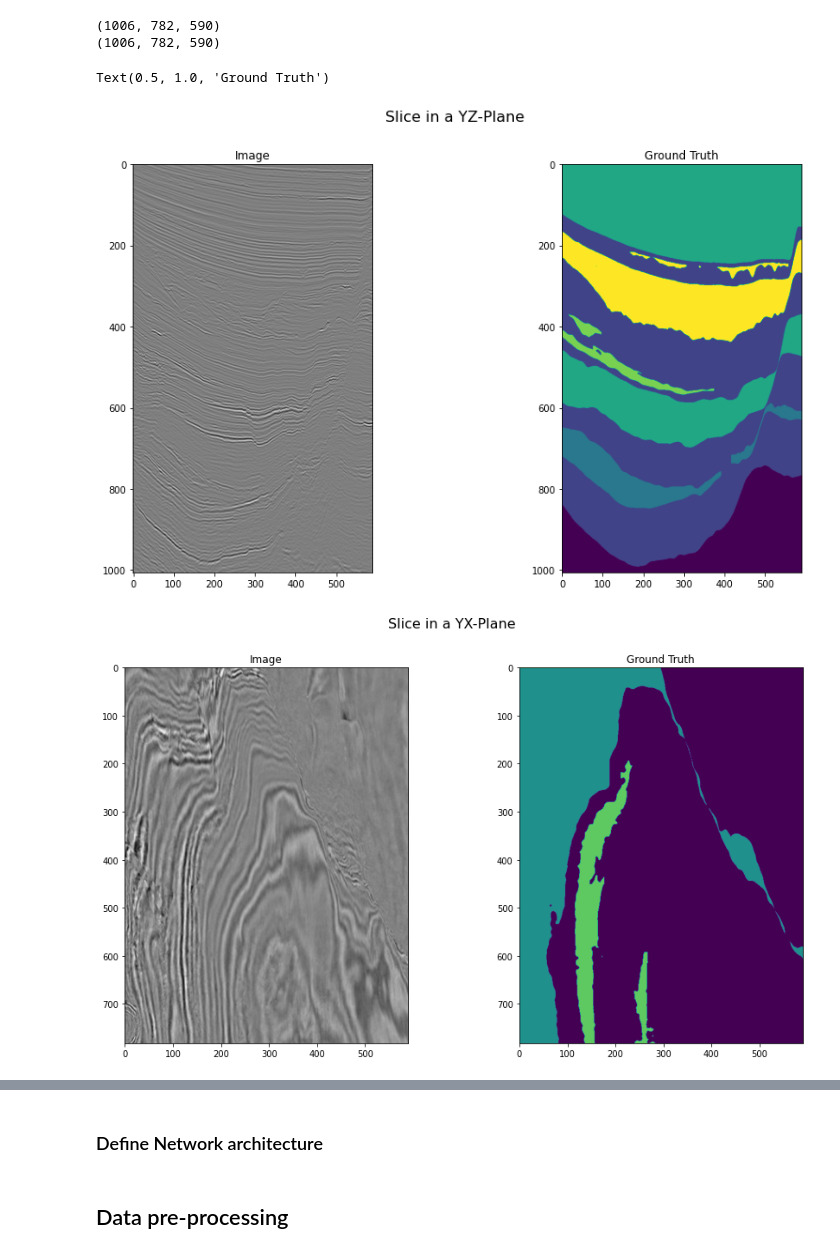
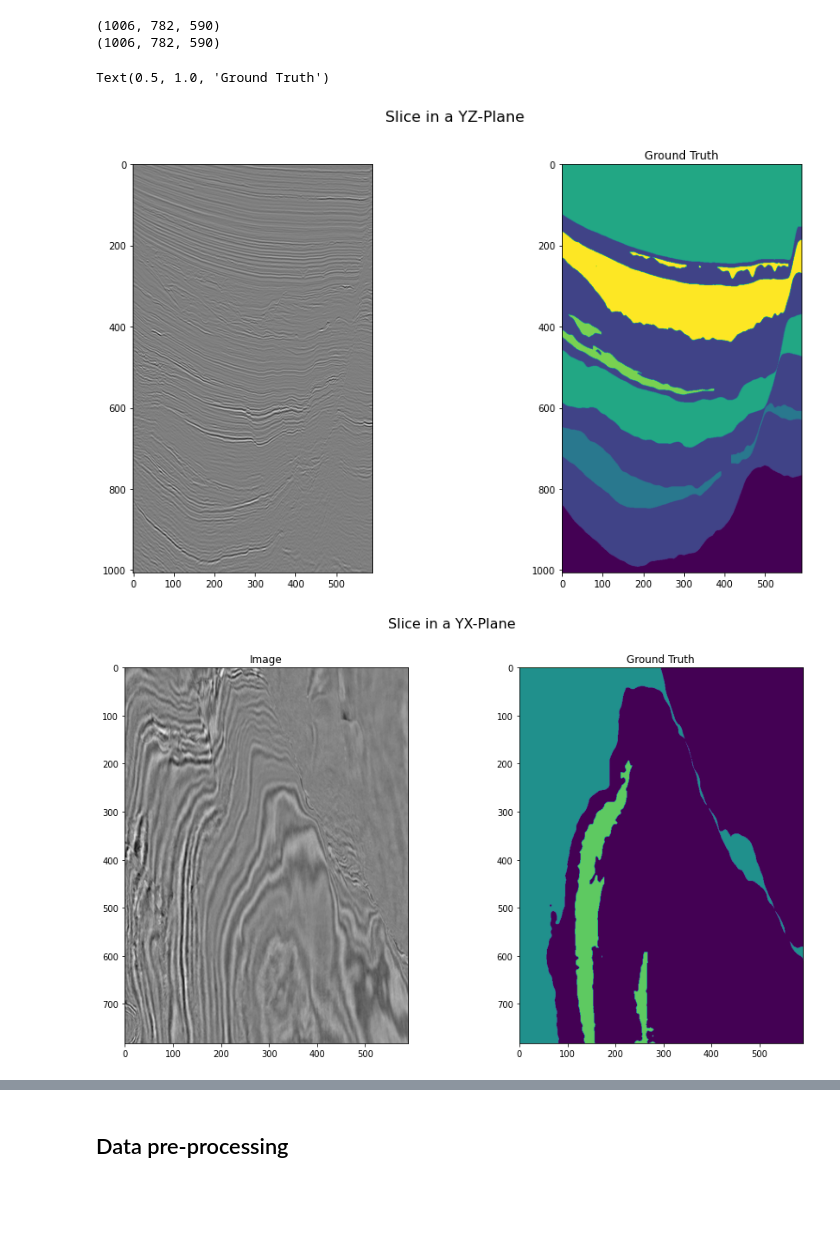
Before and after one commit to CatarinaPinheiro/seismic-facies-identification-unet, a Jupyter notebook: base-model.ipynb, the cells around one changed output, grey strips where cells are left out. Saved outputs shown, nothing was run; the diff lists cells and outputs as text; code cells hidden in the pictures; blank space fills up the shorter version.

```diff
--- a/base-model.ipynb
+++ b/base-model.ipynb
@@ -53,45 +57,39 @@ mlab.axes(xlabel='Inline', ylabel='Crossline', zlabel='Depth', nb_labels=6) # Ad
 mlab.show()
 # %%
 # Plot 2d Visualizations
-data_to_plot = data_train
-label_to_plot = label_train
-
 fig = plt.figure(figsize=(15,8))
 
 fig.suptitle('Slice in a YZ-Plane', fontsize=16)
 ax = fig.add_subplot(121)
-ax.imshow(data_to_plot[:,500,:],cmap='gray')
-ax.set_title('Image')
+ax.imshow(data_train[:,500,:],cmap='gray')
 
 ax1 = fig.add_subplot(122)
-ax1.imshow(label_to_plot[:,500,:])
+ax1.imshow(label_train[:,500,:])
 ax1.set_title('Ground Truth')
 
 fig = plt.figure(figsize=(15,8))
 
 fig.suptitle('Slice in a YX-Plane', fontsize=16)
 ax = fig.add_subplot(121)
-ax.imshow(data_to_plot[500,:,:],cmap='gray')
+ax.imshow(data_train[500,:,:],cmap='gray')
 ax.set_title('Image')
 
 ax1 = fig.add_subplot(122)
-ax1.imshow(label_to_plot[500,:,:])
+ax1.imshow(label_train[500,:,:])
 ax1.set_title('Ground Truth')
 
 fig = plt.figure(figsize=(15,8))
 
 fig.suptitle('Slice in a ZX-Plane', fontsize=16)
 ax = fig.add_subplot(121)
-ax.imshow(data_to_plot[:,:,500],cmap='gray')
+ax.imshow(data_train[:,:,500],cmap='gray')
 ax.set_title('Image')
 
 ax1 = fig.add_subplot(122)
-ax1.imshow(label_to_plot[:,:,500])
+ax1.imshow(label_train[:,:,500])
 ax1.set_title('Ground Truth')
 # %% [output]
 Text(0.5, 1.0, 'Ground Truth')
-[figure, old version]
+[figure, new version]
 [figure]
 [figure]
-# %% [markdown]
-### Define Network architecture
```
Also changed, not shown: parts of 21 cells of this notebook, 3 other files.
